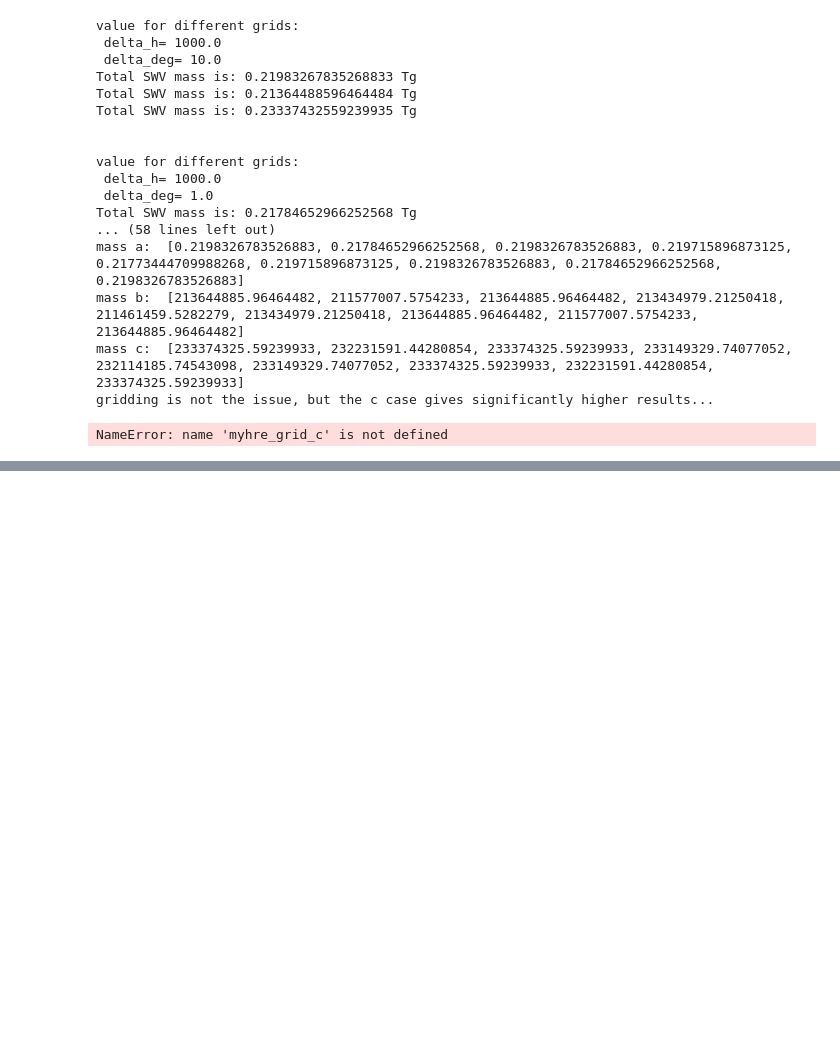
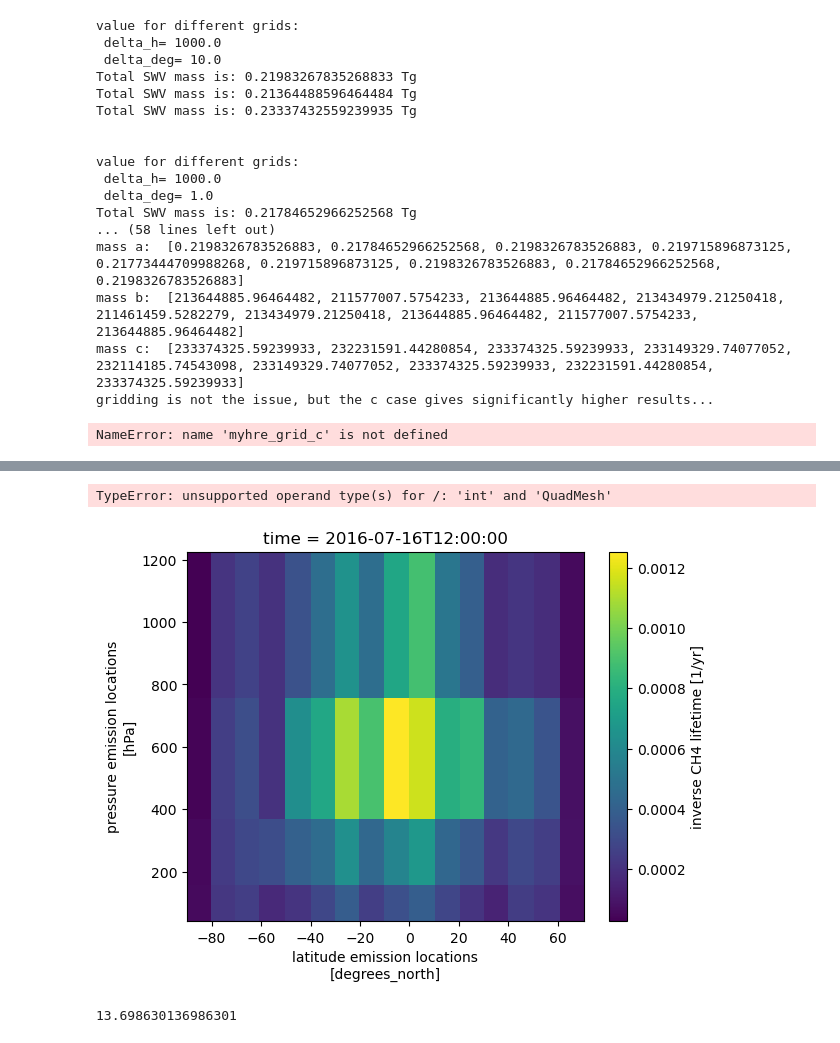
Before and after one commit to atzeharmsen/sandbox2, a Jupyter notebook: temp.ipynb, the cells around one changed output, grey strips where cells are left out. Saved outputs shown, nothing was run; the diff lists cells and outputs as text; code cells hidden in the pictures; blank space fills up the shorter version.

```diff
--- a/temp.ipynb
+++ b/temp.ipynb
@@ -614,3 +614,8 @@ plt.tight_layout()
 plt.show()
 # %% [output]
 NameError: name 'myhre_grid_c' is not defined
+# %%
+p = r"C:\Users\atzeh\PycharmProjects\OAC_Thesis\repository\resp_ch4.nc"
+import xarray as xr
+data = xr.load_dataset(p)
+data
@@ -616,0 +639,14 @@ NameError: name 'myhre_grid_c' is not defined
+# %%
+data['CH4'].T.plot()
+
+# sec = 10*365
+#
+# 1/sec
+# %% [output]
+TypeError: unsupported operand type(s) for /: 'int' and 'QuadMesh'
+[figure, added]
+# %%
+1/0.0012
+5000/365
+# %% [output]
+13.698630136986301
```
Also changed, not shown: parts of 1 cell of this notebook, 3 other files.
